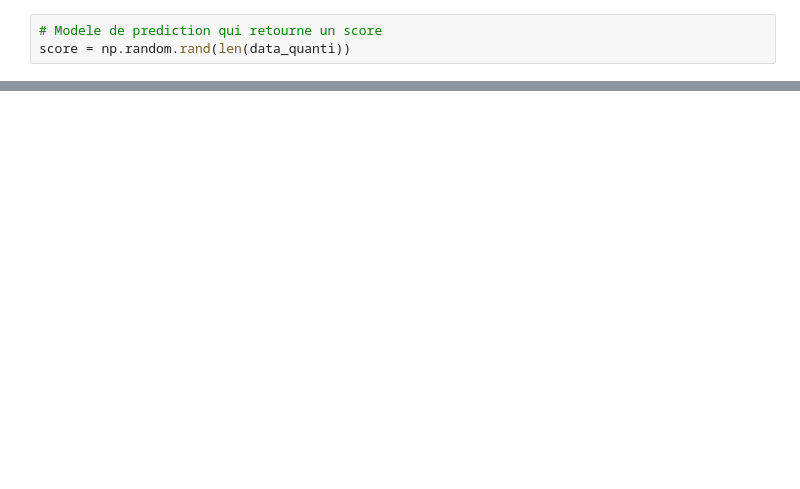
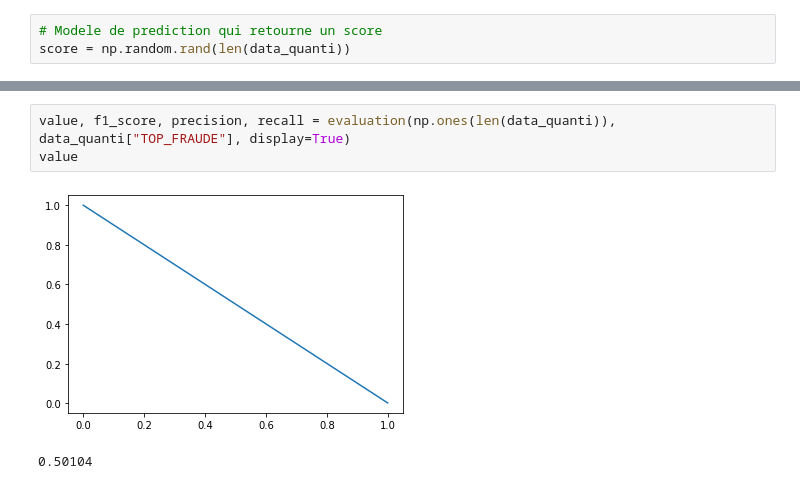
Before and after one commit to TheoVedis/ProjectInterPromo, a Jupyter notebook: dev/modelisation/code_propre/baseline.ipynb, the cells around one changed output, grey strips where cells are left out. Saved outputs shown, nothing was run; the diff lists cells and outputs as text; blank space fills up the shorter version.

```diff
--- a/dev/modelisation/code_propre/baseline.ipynb
+++ b/dev/modelisation/code_propre/baseline.ipynb
@@ -67,0 +76,6 @@ Air sous la courbe :  0.0026960476274424223
+# %%
+value, f1_score, precision, recall = evaluation(np.ones(len(data_quanti)), data_quanti["TOP_FRAUDE"], display=True)
+value
+# %% [output]
+[figure, added]
+0.50104
```
Also changed, not shown: parts of 5 cells of this notebook, 2 other files.
